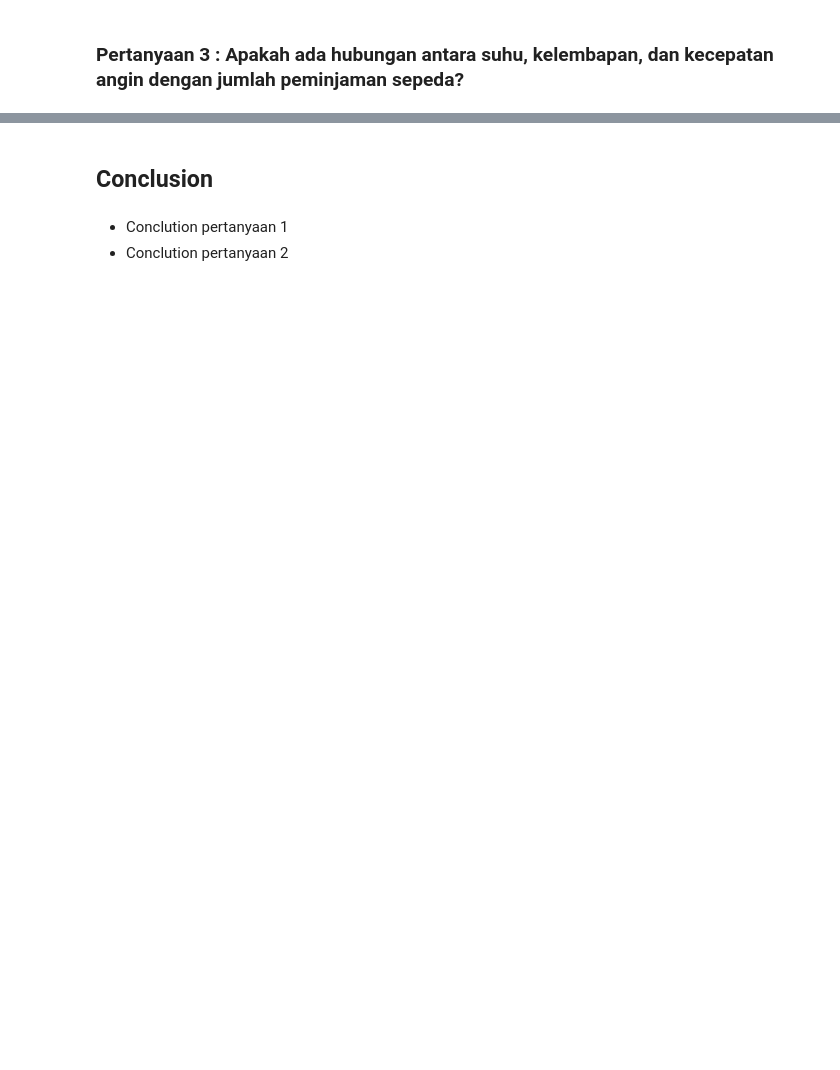
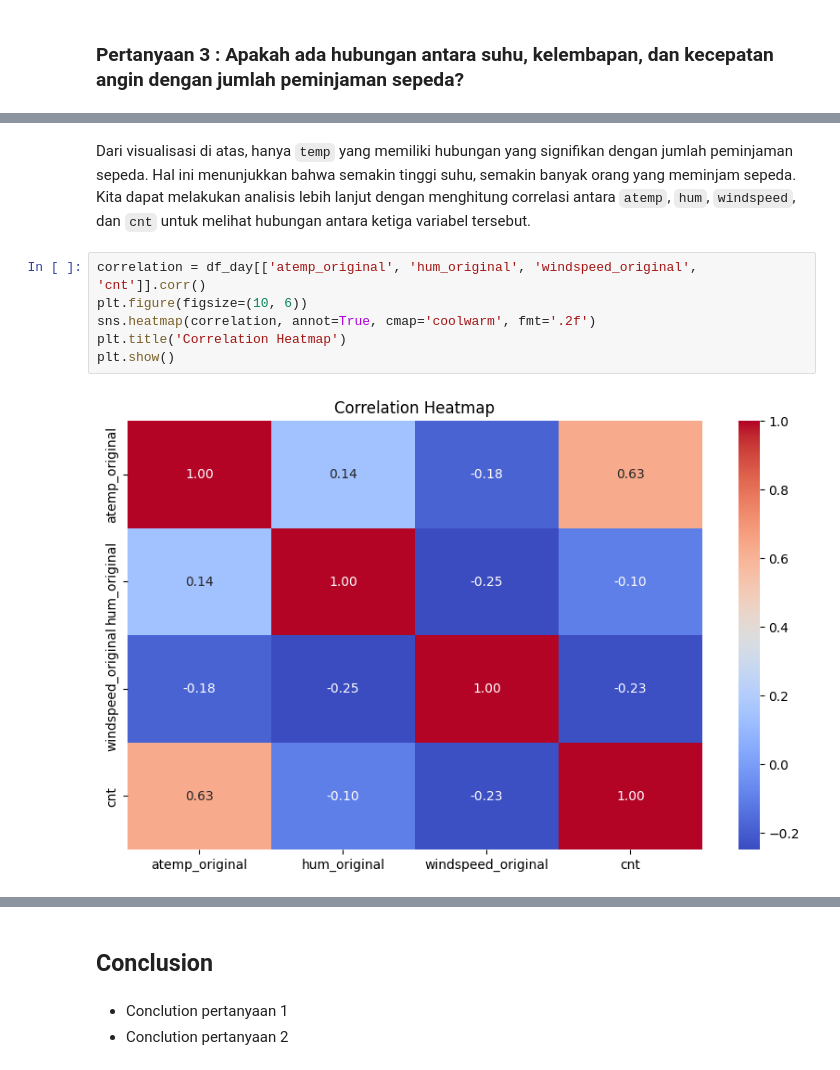
Before and after one commit to mausneg/Bike-Sharing-Analysis, a Jupyter notebook: notebook.ipynb, the cells around one changed output, grey strips where cells are left out. Cells and saved outputs as stored; diff of their text form; blank space fills up the shorter version.

```diff
--- a/notebook.ipynb
+++ b/notebook.ipynb
@@ -344,0 +419,10 @@ Dari output di atas sudah terlihat bagaimana distribusi peminjaman sepeda berdas
+# %% [markdown]
+Dari visualisasi di atas, hanya `temp` yang memiliki hubungan yang signifikan dengan jumlah peminjaman sepeda. Hal ini menunjukkan bahwa semakin tinggi suhu, semakin banyak orang yang meminjam sepeda. Kita dapat melakukan analisis lebih lanjut dengan menghitung correlasi antara `atemp`, `hum`, `windspeed`, dan `cnt` untuk melihat hubungan antara ketiga variabel tersebut.
+# %%
+correlation = df_day[['atemp_original', 'hum_original', 'windspeed_original', 'cnt']].corr()
+plt.figure(figsize=(10, 6))
+sns.heatmap(correlation, annot=True, cmap='coolwarm', fmt='.2f')
+plt.title('Correlation Heatmap')
+plt.show()
+# %% [output]
+[figure, added]
```
Also changed, not shown: parts of 25 cells of this notebook.
